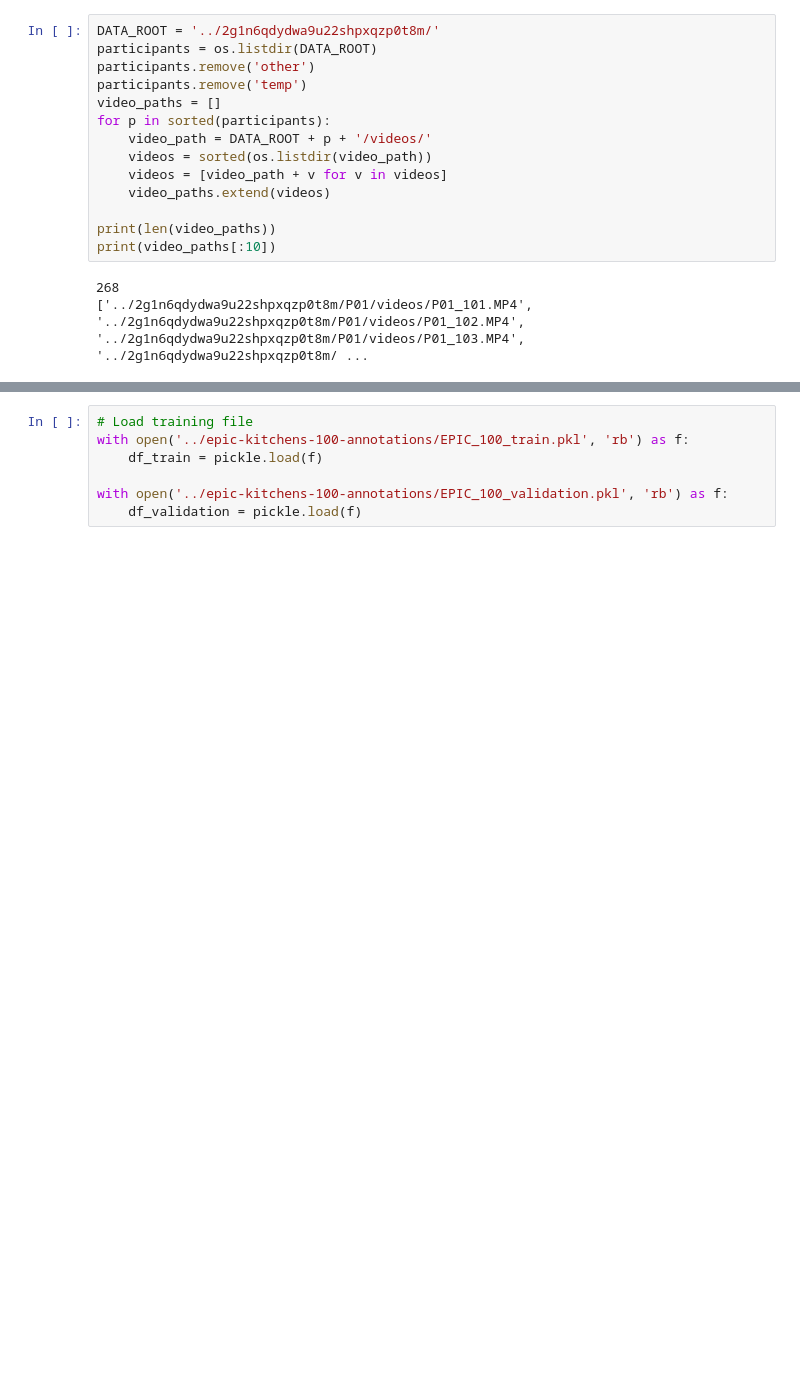
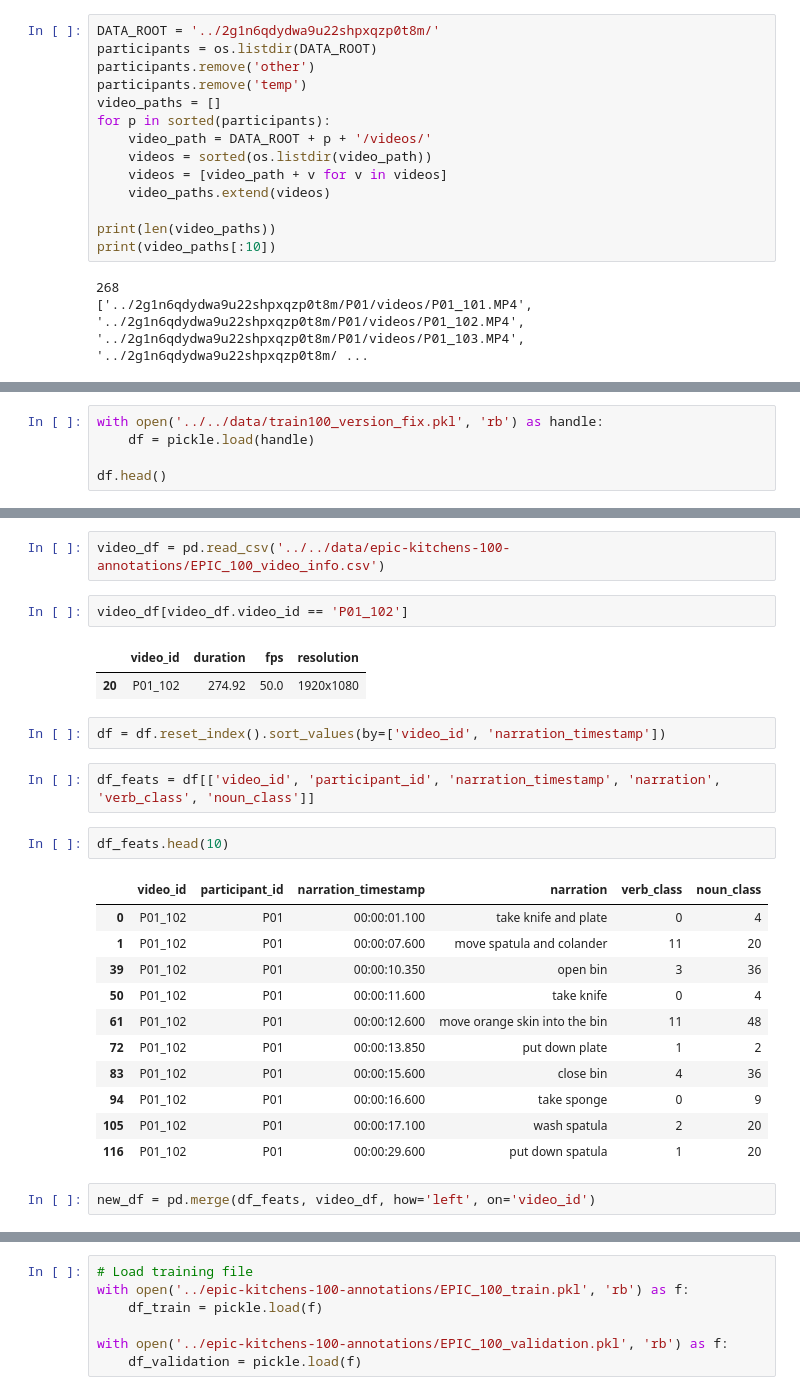
Before and after one commit to BarunKGP/HAAR, a Jupyter notebook: src/scratch/feature_extraction.ipynb, the cells around one changed output, grey strips where cells are left out. Cells and saved outputs as stored; diff of their text form; blank space fills up the shorter version.

```diff
--- a/src/scratch/feature_extraction.ipynb
+++ b/src/scratch/feature_extraction.ipynb
@@ -35,0 +43,5 @@ print(video_paths[:10])
+# %%
+with open('../../data/train100_version_fix.pkl', 'rb') as handle:
+    df = pickle.load(handle)
+
+df.head()
@@ -35,0 +56,27 @@ print(video_paths[:10])
+# %%
+video_df = pd.read_csv('../../data/epic-kitchens-100-annotations/EPIC_100_video_info.csv')
+# %%
+video_df[video_df.video_id == 'P01_102']
+# %% [output]
+|  | video_id | duration | fps | resolution |
+| 20 | P01_102 | 274.92 | 50.0 | 1920x1080 |
+# %%
+df = df.reset_index().sort_values(by=['video_id', 'narration_timestamp'])
+# %%
+df_feats = df[['video_id', 'participant_id', 'narration_timestamp', 'narration', 'verb_class', 'noun_class']]
+# %%
+df_feats.head(10)
+# %% [output]
+|  | video_id | participant_id | narration_timestamp | narration | verb_class | noun_class |
+| 0 | P01_102 | P01 | 00:00:01.100 | take knife and plate | 0 | 4 |
+| 1 | P01_102 | P01 | 00:00:07.600 | move spatula and colander | 11 | 20 |
+| 39 | P01_102 | P01 | 00:00:10.350 | open bin | 3 | 36 |
+| 50 | P01_102 | P01 | 00:00:11.600 | take knife | 0 | 4 |
+| 61 | P01_102 | P01 | 00:00:12.600 | move orange skin into the bin | 11 | 48 |
+| 72 | P01_102 | P01 | 00:00:13.850 | put down plate | 1 | 2 |
+| 83 | P01_102 | P01 | 00:00:15.600 | close bin | 4 | 36 |
+| 94 | P01_102 | P01 | 00:00:16.600 | take sponge | 0 | 9 |
+| 105 | P01_102 | P01 | 00:00:17.100 | wash spatula | 2 | 20 |
+| 116 | P01_102 | P01 | 00:00:29.600 | put down spatula | 1 | 20 |
+# %%
+new_df = pd.merge(df_feats, video_df, how='left', on='video_id')
```
Also changed, not shown: parts of 18 cells of this notebook, 3 other files.
